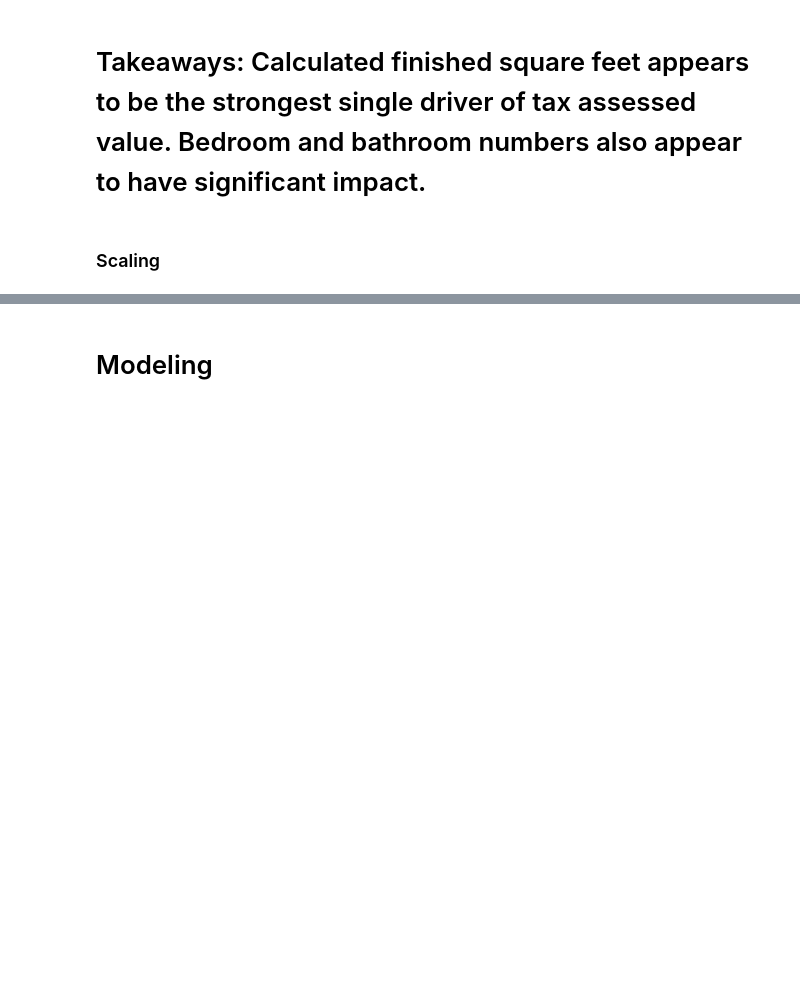
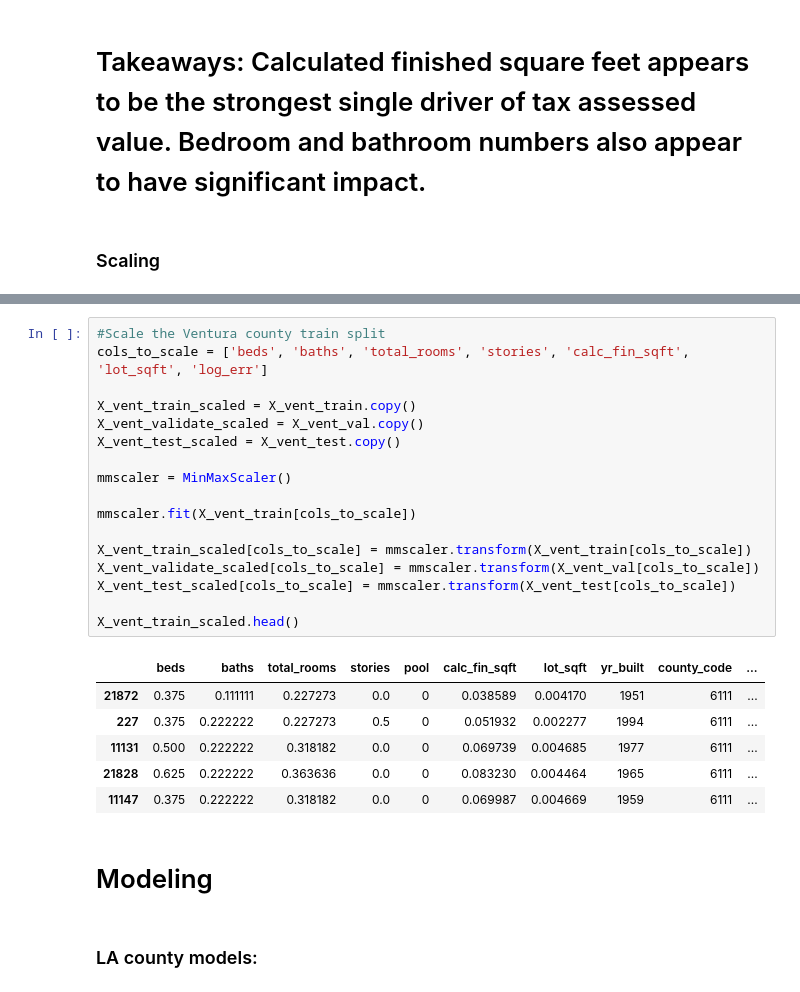
Before and after one commit to tarrencen/regression-project, a Jupyter notebook: Final_Report.ipynb, the cells around one changed output, grey strips where cells are left out. Cells and saved outputs as stored; diff of their text form; blank space fills up the shorter version.

```diff
--- a/Final_Report.ipynb
+++ b/Final_Report.ipynb
@@ -597,2 +623,28 @@ X_la_train_scaled.head()
+# %%
+#Scale the Ventura county train split
+cols_to_scale = ['beds', 'baths', 'total_rooms', 'stories', 'calc_fin_sqft', 'lot_sqft', 'log_err']
+
+X_vent_train_scaled = X_vent_train.copy()
+X_vent_validate_scaled = X_vent_val.copy()
+X_vent_test_scaled = X_vent_test.copy()
+
+mmscaler = MinMaxScaler()
+
+mmscaler.fit(X_vent_train[cols_to_scale])
+
+X_vent_train_scaled[cols_to_scale] = mmscaler.transform(X_vent_train[cols_to_scale])
+X_vent_validate_scaled[cols_to_scale] = mmscaler.transform(X_vent_val[cols_to_scale])
+X_vent_test_scaled[cols_to_scale] = mmscaler.transform(X_vent_test[cols_to_scale])
+
+X_vent_train_scaled.head()
+# %% [output]
+|  | beds | baths | total_rooms | stories | pool | calc_fin_sqft | lot_sqft | yr_built | county_code | ... |
+| 21872 | 0.375 | 0.111111 | 0.227273 | 0.0 | 0 | 0.038589 | 0.004170 | 1951 | 6111 | ... |
+| 227 | 0.375 | 0.222222 | 0.227273 | 0.5 | 0 | 0.051932 | 0.002277 | 1994 | 6111 | ... |
+| 11131 | 0.500 | 0.222222 | 0.318182 | 0.0 | 0 | 0.069739 | 0.004685 | 1977 | 6111 | ... |
+| 21828 | 0.625 | 0.222222 | 0.363636 | 0.0 | 0 | 0.083230 | 0.004464 | 1965 | 6111 | ... |
+| 11147 | 0.375 | 0.222222 | 0.318182 | 0.0 | 0 | 0.069987 | 0.004669 | 1959 | 6111 | ... |
 # %% [markdown]
 # Modeling
+# %% [markdown]
+### LA county models:
```
Also changed, not shown: parts of 39 cells of this notebook.
